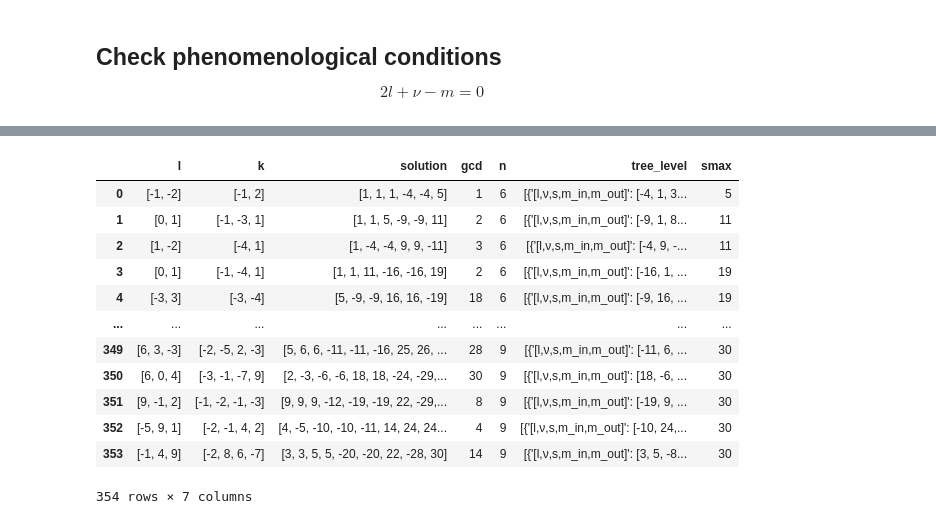
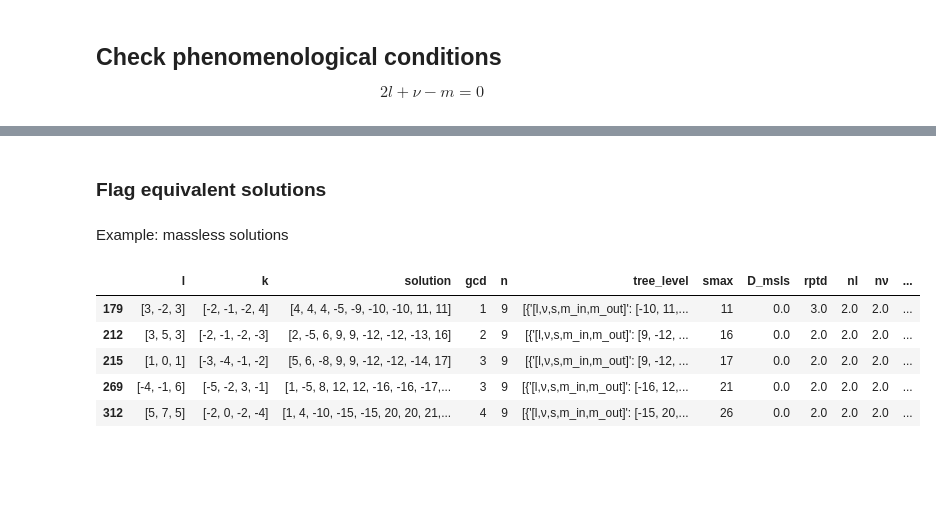
Before and after one commit to LBJ-Wade/anomaly, a Jupyter notebook: DiracSeesaw_Tree_level.ipynb, the cells around one changed output, grey strips where cells are left out. Drawn from its saved outputs; the diff is of its cells as text; code cells hidden in the pictures; blank space fills up the shorter version.

```diff
--- a/DiracSeesaw_Tree_level.ipynb
+++ b/DiracSeesaw_Tree_level.ipynb
@@ -12,35 +0,0 @@ REBUILD=False
-# %%
-if not REBUILD:
-    sys.exit('Ignore this cell')
-dfn=pd.read_json('s9.json')
-
-dfn['n']=dfn['z'].apply(lambda l: 8 if l.count(0)==1 else 9)
-
-if dfn[dfn['z'].apply(lambda l: l.count(0))>1].empty:
-    print('Ready n')
-    kk=dfn['z'].apply(lambda l: l.remove(0) if l.count(0)==1 else l )
-
-assert dfn.shape[0]==dfn['z'].astype(str).unique().shape[0]
-
-for n in [8,7,6]:
-    pdfn={}
-    pdfn[n]=pd.read_json('s{}.json'.format(n))
-
-    assert pdfn[n].shape[0]==pdfn[n]['z'].astype(str).unique().shape[0]
-
-    pdfn[n]['n']=pdfn[n]['z'].apply(lambda l: n-1 if l.count(0)==1 else n)
-
-    if pdfn[n][pdfn[n]['z'].apply(lambda l: l.count(0))>1].empty:
-        print('Ready n')
-        kk=pdfn[n]['z'].apply(lambda l: l.remove(0) if l.count(0)==1 else l )
-    print(n,'→',pdfn[n][pdfn[n]['n']==n].shape)
-    dfn=dfn.append(pdfn[n]).reset_index(drop=True)
-
-    #Reordering:
-    dfn['ls']=dfn['l'].apply(lambda l: np.abs(l).max())
-    dfn['ks']=dfn['k'].apply(lambda l: np.abs(l).max())
-    dfn=dfn.sort_values(['ls','ks']).reset_index(drop=True)
-    dfn=dfn.drop(['ls','ks'],axis='columns')
-    #dfn=dfn.sort_values(['gcd']).reset_index(drop=True)
-    dfn=drop_duplicates(dfn,column='z')
-    print(n,'→',dfn[dfn['n']==n].shape)
@@ -94,2 +11,3 @@ Inehirate from `solutions` class to explore for solutions with repeated charges
 # %%
-ds=pd.read_json('solutions.json')
+ds=pd.read_json('https://github.com/restrepo/anomaly/raw/main/solutions.json')
+ds.shape
@@ -231,0 +158,2 @@ cl=cl[cl['tree_level'].apply(lambda l: [d for d in l if len(d.get('massless'))==
+# %% [markdown]
+### Flag equivalent solutions
@@ -232,20 +179,15 @@ cl=cl[cl['tree_level'].apply(lambda l: [d for d in l if len(d.get('massless'))==
+# %% [markdown]
+Example: massless solutions
 # %%
-cl['tree_level']=cl['tree_level'].apply(lambda l: [d for d in l if len(d.get('massless'))==0 or
-                                                   len(d.get('sp_massless'))==0 ] if isinstance(l,list) else None
-               )
-cl=cl[cl.smax<=30].reset_index(drop=True)
-cl
+for i in cl[cl['tree_level'].apply(lambda l: [d for d in l if len(d.get('massless'))==0 ] if isinstance(l,list) else None
+             ).apply(len)>0].index:
+    cl=characterize_solution(cl,i,0)
-# %% [output]
-|  | l | k | solution | gcd | n | tree_level | smax |
-| 0 | [-1, -2] | [-1, 2] | [1, 1, 1, -4, -4, 5] | 1 | 6 | [{'[l,ν,s,m_in,m_out]': [-4, 1, 3... | 5 |
-| 1 | [0, 1] | [-1, -3, 1] | [1, 1, 5, -9, -9, 11] | 2 | 6 | [{'[l,ν,s,m_in,m_out]': [-9, 1, 8... | 11 |
-| 2 | [1, -2] | [-4, 1] | [1, -4, -4, 9, 9, -11] | 3 | 6 | [{'[l,ν,s,m_in,m_out]': [-4, 9, -... | 11 |
-| 3 | [0, 1] | [-1, -4, 1] | [1, 1, 11, -16, -16, 19] | 2 | 6 | [{'[l,ν,s,m_in,m_out]': [-16, 1, ... | 19 |
-| 4 | [-3, 3] | [-3, -4] | [5, -9, -9, 16, 16, -19] | 18 | 6 | [{'[l,ν,s,m_in,m_out]': [-9, 16, ... | 19 |
-| ... | ... | ... | ... | ... | ... | ... | ... |
-| 349 | [6, 3, -3] | [-2, -5, 2, -3] | [5, 6, 6, -11, -11, -16, 25, 26, ... | 28 | 9 | [{'[l,ν,s,m_in,m_out]': [-11, 6, ... | 30 |
-| 350 | [6, 0, 4] | [-3, -1, -7, 9] | [2, -3, -6, -6, 18, 18, -24, -29,... | 30 | 9 | [{'[l,ν,s,m_in,m_out]': [18, -6, ... | 30 |
-| 351 | [9, -1, 2] | [-1, -2, -1, -3] | [9, 9, 9, -12, -19, -19, 22, -29,... | 8 | 9 | [{'[l,ν,s,m_in,m_out]': [-19, 9, ... | 30 |
-| 352 | [-5, 9, 1] | [-2, -1, 4, 2] | [4, -5, -10, -10, -11, 14, 24, 24... | 4 | 9 | [{'[l,ν,s,m_in,m_out]': [-10, 24,... | 30 |
-| 353 | [-1, 4, 9] | [-2, 8, 6, -7] | [3, 3, 5, 5, -20, -20, 22, -28, 30] | 14 | 9 | [{'[l,ν,s,m_in,m_out]': [3, 5, -8... | 30 |
-354 rows × 7 columns
+# %%
+cl.dropna()
+# %% [output]
+|  | l | k | solution | gcd | n | tree_level | smax | D_msls | rptd | nl | nν | ... |
+| 179 | [3, -2, 3] | [-2, -1, -2, 4] | [4, 4, 4, -5, -9, -10, -10, 11, 11] | 1 | 9 | [{'[l,ν,s,m_in,m_out]': [-10, 11,... | 11 | 0.0 | 3.0 | 2.0 | 2.0 | ... |
+| 212 | [3, 5, 3] | [-2, -1, -2, -3] | [2, -5, 6, 9, 9, -12, -12, -13, 16] | 2 | 9 | [{'[l,ν,s,m_in,m_out]': [9, -12, ... | 16 | 0.0 | 2.0 | 2.0 | 2.0 | ... |
+| 215 | [1, 0, 1] | [-3, -4, -1, -2] | [5, 6, -8, 9, 9, -12, -12, -14, 17] | 3 | 9 | [{'[l,ν,s,m_in,m_out]': [9, -12, ... | 17 | 0.0 | 2.0 | 2.0 | 2.0 | ... |
+| 269 | [-4, -1, 6] | [-5, -2, 3, -1] | [1, -5, 8, 12, 12, -16, -16, -17,... | 3 | 9 | [{'[l,ν,s,m_in,m_out]': [-16, 12,... | 21 | 0.0 | 2.0 | 2.0 | 2.0 | ... |
+| 312 | [5, 7, 5] | [-2, 0, -2, -4] | [1, 4, -10, -15, -15, 20, 20, 21,... | 4 | 9 | [{'[l,ν,s,m_in,m_out]': [-15, 20,... | 26 | 0.0 | 2.0 | 2.0 | 2.0 | ... |
```
Also changed, not shown: parts of 48 cells of this notebook, 1 other file.
